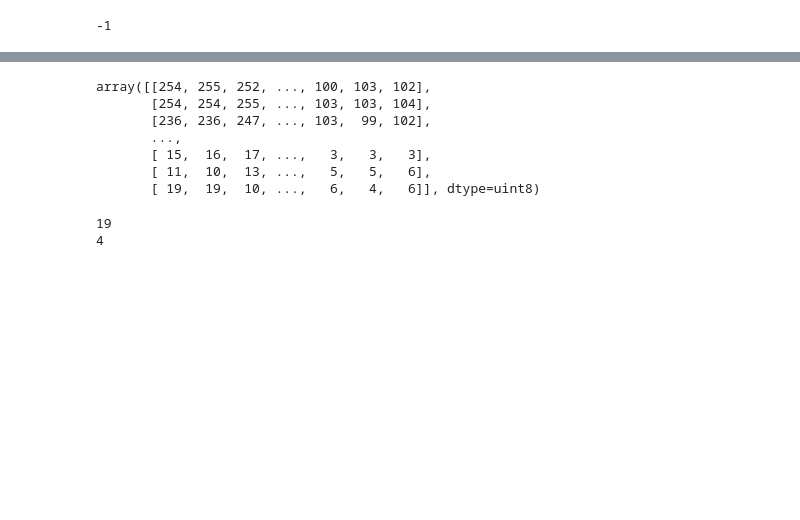
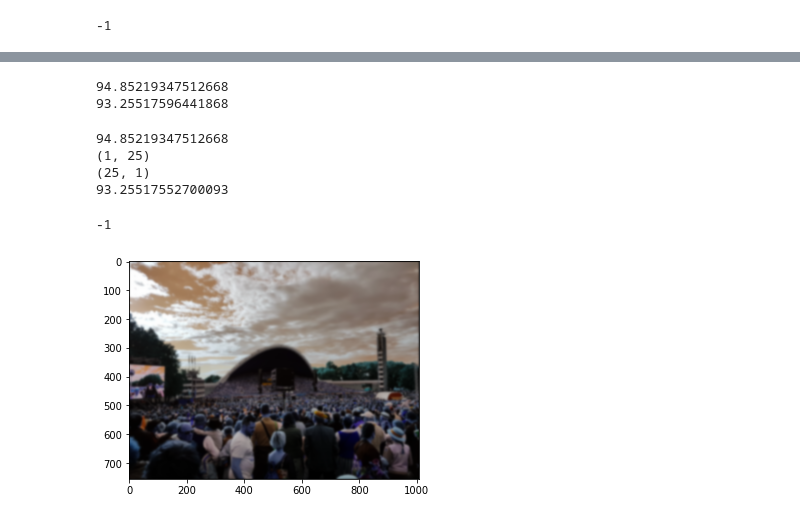
Before and after one commit to Avic3nna/CV2021_image_processing, a Jupyter notebook: hw1_playground.ipynb, the cells around one changed output, grey strips where cells are left out. Cells and saved outputs as stored; diff of their text form; code cells hidden in the pictures; blank space fills up the shorter version.

Commit message:
Synchronised gitlab with local folder, task 1-8

```diff
--- a/hw1_playground.ipynb
+++ b/hw1_playground.ipynb
@@ -111,44 +89,38 @@ entered!
+# %%
+print(np.mean(img))
+print(np.mean(result2))
+# %% [output]
+94.85219347512668
+93.25517596441868
 # %%
 #task 3 test
 
 from hw1 import convolution, gaussian_blur_image, separable_gaussian_blur_image
 import helpers
 import util
 import cv2
 import numpy as np
+import matplotlib.pyplot as plt
+from PIL import Image
 
 img = cv2.imread("./images/songfestival.jpg")
-img = cv2.cvtColor(img, cv2.COLOR_BGR2GRAY)
-
-
+print(np.mean(img))
 sigma = 4
 
-result = separable_gaussian_blur_image(img, sigma, in_place = False)
+result3 = separable_gaussian_blur_image(img, sigma, in_place = False)
 
+print(np.mean(result3))
+cv2.imwrite('task3_og.jpg', img)
+# cv2.imwrite('task3_result.jpg', result3)
+cv2.imwrite('task3_result.jpg', (result3))
+cv2.imshow('output', (result3))
 
-cv2.imwrite('task3_og.jpg', img)
-cv2.imwrite('task3_result.jpg', result)
-helpers.plotImage(img, 'gray')
-helpers.plotImage(result, 'gray')
+helpers.plotImage(result3, cmap='gray')
+cv2.waitKey(0)
 # %% [output]
-array([[254, 255, 252, ..., 100, 103, 102],
-       [254, 254, 255, ..., 103, 103, 104],
-       [236, 236, 247, ..., 103,  99, 102],
-       ...,
-       [ 15,  16,  17, ...,   3,   3,   3],
-       [ 11,  10,  13, ...,   5,   5,   6],
-       [ 19,  19,  10, ...,   6,   4,   6]], dtype=uint8)
+94.85219347512668
+(1, 25)
+(25, 1)
+93.25517552700093
+-1
+[figure, added]
-# %%
-import math
-
-sigma= 3
-
-radius = int(math.ceil(3 * sigma))
-kernel_size = 2*radius + 1 #total size (25) = 5x5
-kernel_side = int(round(math.sqrt(kernel_size)))
-
-print(kernel_size)
-print(kernel_side)
-# %% [output]
-19
-4
```
Also changed, not shown: parts of 7 cells of this notebook, 27 other files.
